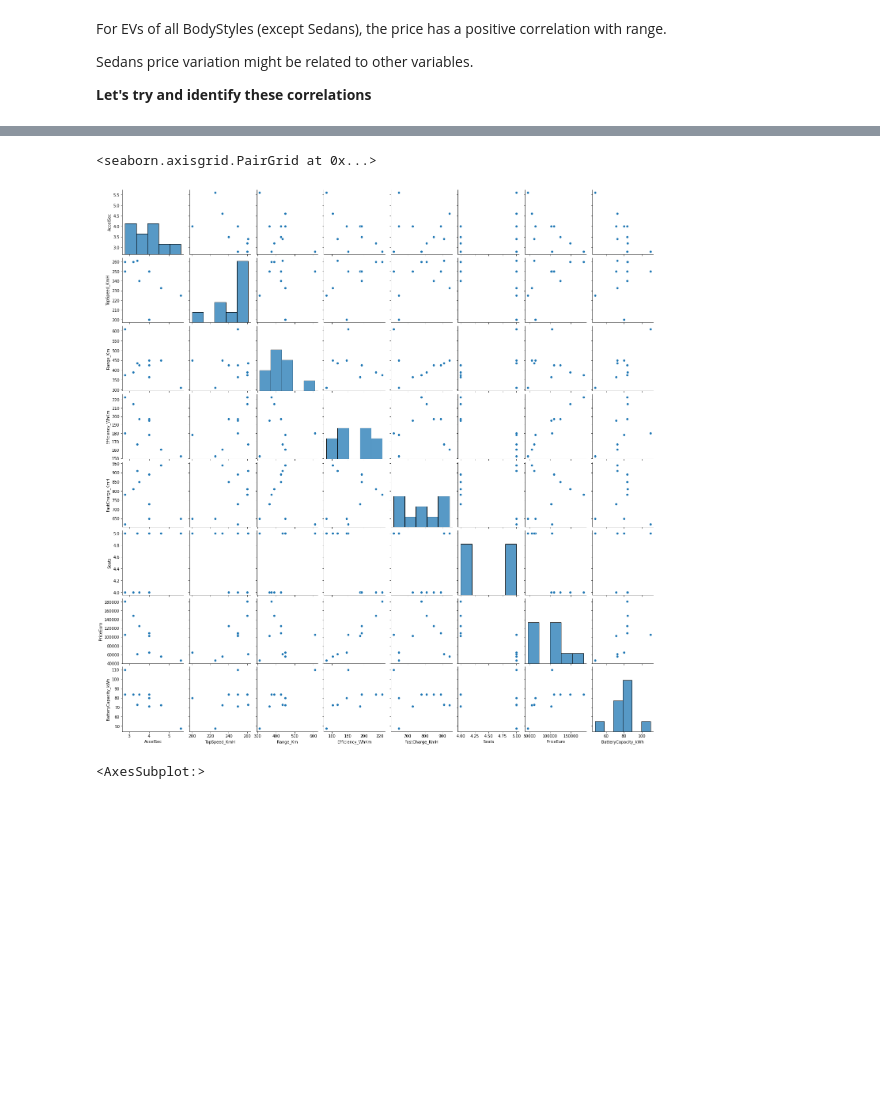
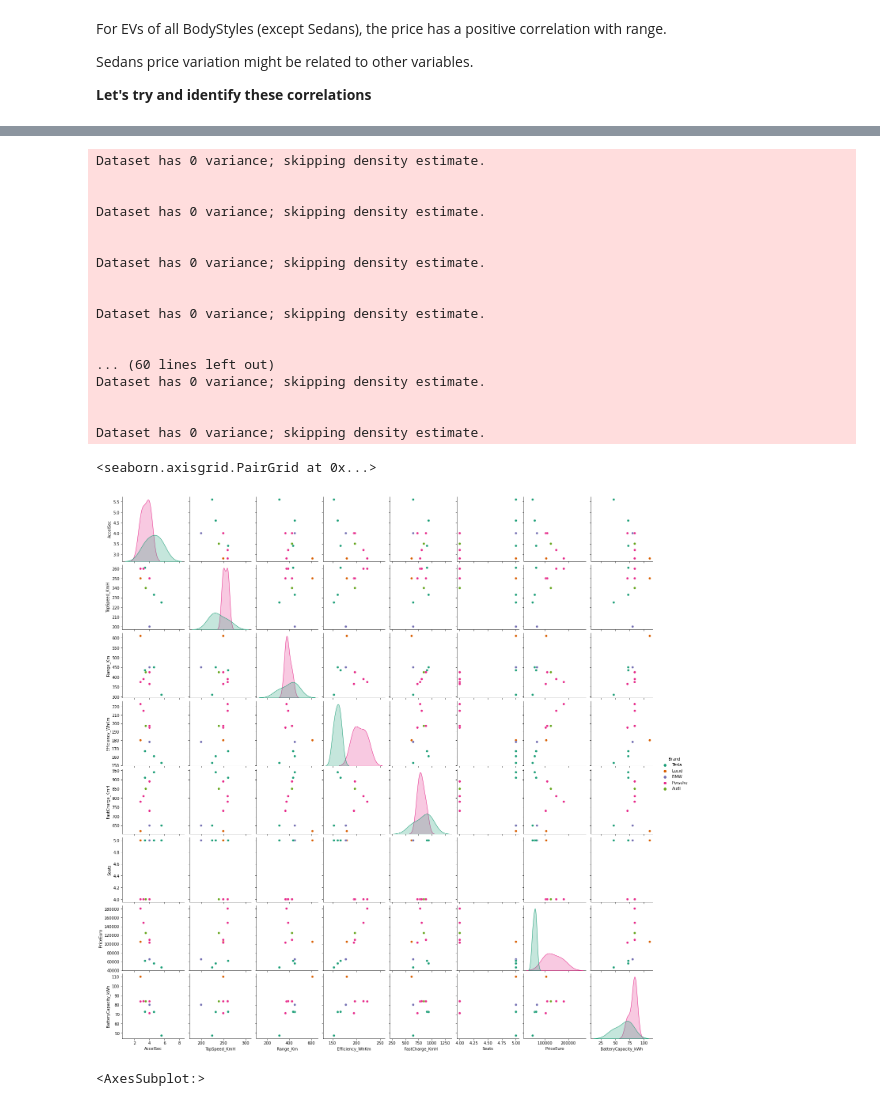
Before and after one commit to ZFatmi/Py_Electric-Vehicle_Project, a Jupyter notebook: EV Project_ZF.ipynb, the cells around one changed output, grey strips where cells are left out. Drawn from its saved outputs; the diff is of its cells as text; code cells hidden in the pictures; blank space fills up the shorter version.

```diff
--- a/EV Project_ZF.ipynb
+++ b/EV Project_ZF.ipynb
@@ -289,10 +289,27 @@ Data columns (total 16 columns):
 dtypes: float64(3), int64(5), object(8)
 memory usage: 1.3+ KB
 # %%
-sns.pairplot(data = EV_Sedan)
+sns.pairplot(data = EV_Sedan, hue = 'Brand',palette='Dark2',)
 # %% [output]
-<seaborn.axisgrid.PairGrid at 0x...>
+Dataset has 0 variance; skipping density estimate.
+
+
+Dataset has 0 variance; skipping density estimate.
+
+
+Dataset has 0 variance; skipping density estimate.
+
+
+Dataset has 0 variance; skipping density estimate.
+
+
+... (60 lines left out)
+Dataset has 0 variance; skipping density estimate.
+
+
+Dataset has 0 variance; skipping density estimate.
+<seaborn.axisgrid.PairGrid at 0x...>
-[figure, old version]
+[figure, new version]
 # %%
 plt.figure(figsize=(12,10))
 sns.heatmap(EV_Sedan.corr(),cmap='coolwarm',annot=True)
```
Also changed, not shown: parts of 4 cells of this notebook.
